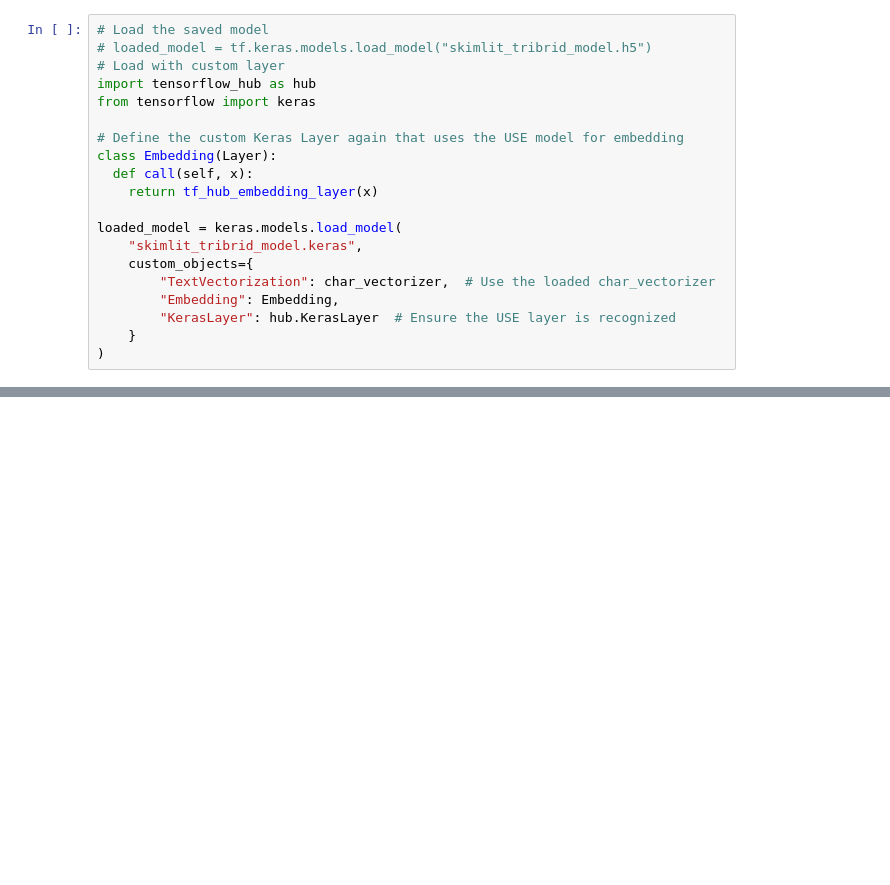
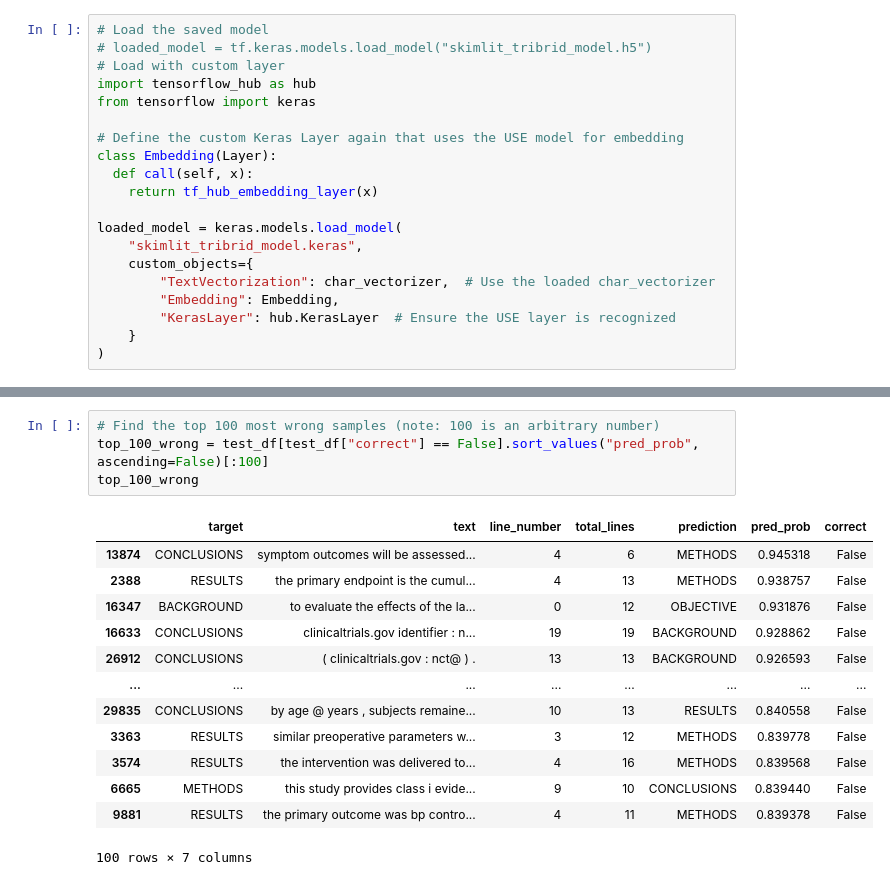
Before and after one commit to masrik-dev/Deep-Learning-with-TensorFlow-and-Python, a Jupyter notebook: 09_SkimLit_nlp_milestone_project_2.ipynb, the cells around one changed output, grey strips where cells are left out. Saved outputs shown, nothing was run; the diff lists cells and outputs as text; blank space fills up the shorter version.

```diff
--- a/09_SkimLit_nlp_milestone_project_2.ipynb
+++ b/09_SkimLit_nlp_milestone_project_2.ipynb
@@ -1713,0 +1811,18 @@ True
+# %%
+# Find the top 100 most wrong samples (note: 100 is an arbitrary number)
+top_100_wrong = test_df[test_df["correct"] == False].sort_values("pred_prob", ascending=False)[:100]
+top_100_wrong
+# %% [output]
+|  | target | text | line_number | total_lines | prediction | pred_prob | correct |
+| 13874 | CONCLUSIONS | symptom outcomes will be assessed... | 4 | 6 | METHODS | 0.945318 | False |
+| 2388 | RESULTS | the primary endpoint is the cumul... | 4 | 13 | METHODS | 0.938757 | False |
+| 16347 | BACKGROUND | to evaluate the effects of the la... | 0 | 12 | OBJECTIVE | 0.931876 | False |
+| 16633 | CONCLUSIONS | clinicaltrials.gov identifier : n... | 19 | 19 | BACKGROUND | 0.928862 | False |
+| 26912 | CONCLUSIONS | ( clinicaltrials.gov : nct@ ) . | 13 | 13 | BACKGROUND | 0.926593 | False |
+| ... | ... | ... | ... | ... | ... | ... | ... |
+| 29835 | CONCLUSIONS | by age @ years , subjects remaine... | 10 | 13 | RESULTS | 0.840558 | False |
+| 3363 | RESULTS | similar preoperative parameters w... | 3 | 12 | METHODS | 0.839778 | False |
+| 3574 | RESULTS | the intervention was delivered to... | 4 | 16 | METHODS | 0.839568 | False |
+| 6665 | METHODS | this study provides class i evide... | 9 | 10 | CONCLUSIONS | 0.839440 | False |
+| 9881 | RESULTS | the primary outcome was bp contro... | 4 | 11 | METHODS | 0.839378 | False |
+100 rows × 7 columns
```
Also changed, not shown: parts of 58 cells of this notebook.
